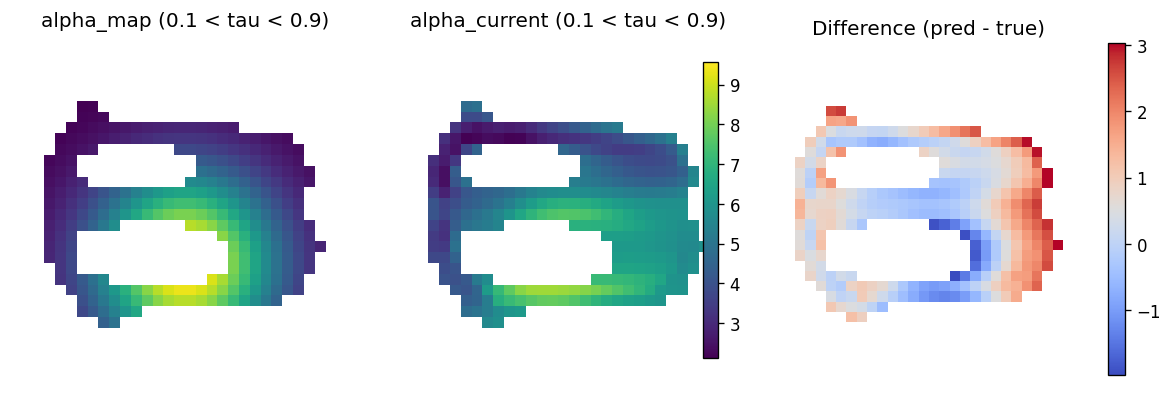
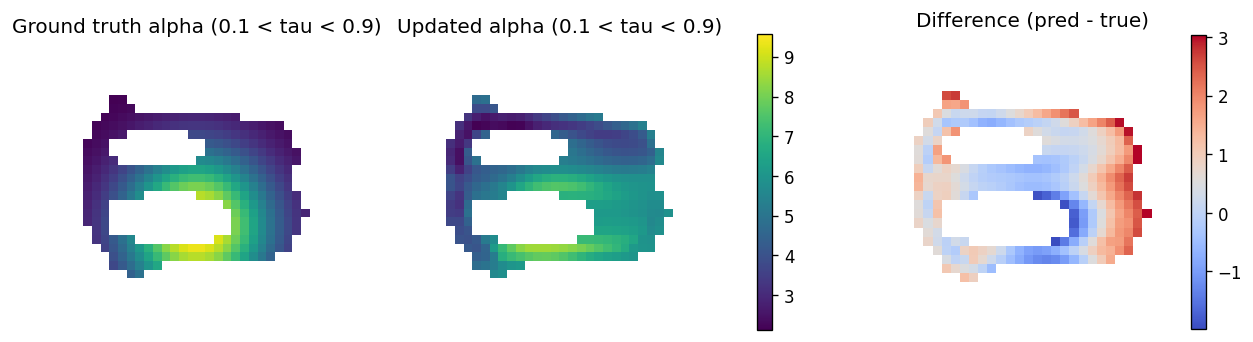
The notebook cell's code change between the first figure and the second:
--- before
+++ after
@@ -21,5 +21,4 @@
 axes[2].set_title("Difference (pred - true)")
 axes[2].axis("off")
-
 plt.colorbar(im0, ax=axes[:2], fraction=0.046, pad=0.04)
 plt.colorbar(im2, ax=axes[2], fraction=0.046, pad=0.04)
@@ -45,5 +44,5 @@
 r_mid = float(np.corrcoef(x2, y2)[0, 1])
 
-fig, axes = plt.subplots(1, 3, figsize=(10, 3.2))
+fig, axes = plt.subplots(1, 3, figsize=(11.6, 3.2))
 alpha_gt_mid = np.ma.masked_where(~mask_tau_mid, alpha_map_np)
 alpha_pred_mid = np.ma.masked_where(~mask_tau_mid, alpha_current_np)
@@ -58,9 +57,9 @@
 
 im0 = axes[0].imshow(gt_mid_slice, cmap="viridis", interpolation="nearest", vmin=vmin_mid, vmax=vmax_mid)
-axes[0].set_title("alpha_map (0.1 < tau < 0.9)")
+axes[0].set_title("Ground truth alpha (0.1 < tau < 0.9)")
 axes[0].axis("off")
 
 im1 = axes[1].imshow(pred_mid_slice, cmap="viridis", interpolation="nearest", vmin=vmin_mid, vmax=vmax_mid)
-axes[1].set_title("alpha_current (0.1 < tau < 0.9)")
+axes[1].set_title("Updated alpha (0.1 < tau < 0.9)")
 axes[1].axis("off")
 
@@ -69,7 +68,7 @@
 axes[2].axis("off")
 
-plt.colorbar(im0, ax=axes[:2], fraction=0.046, pad=0.04)
+fig.subplots_adjust(wspace=0.30, right=0.95)
+plt.colorbar(im0, ax=axes[:2], fraction=0.046, pad=0.08)
 plt.colorbar(im2, ax=axes[2], fraction=0.046, pad=0.04)
-plt.tight_layout()
 
 #

Commit: Improve examples